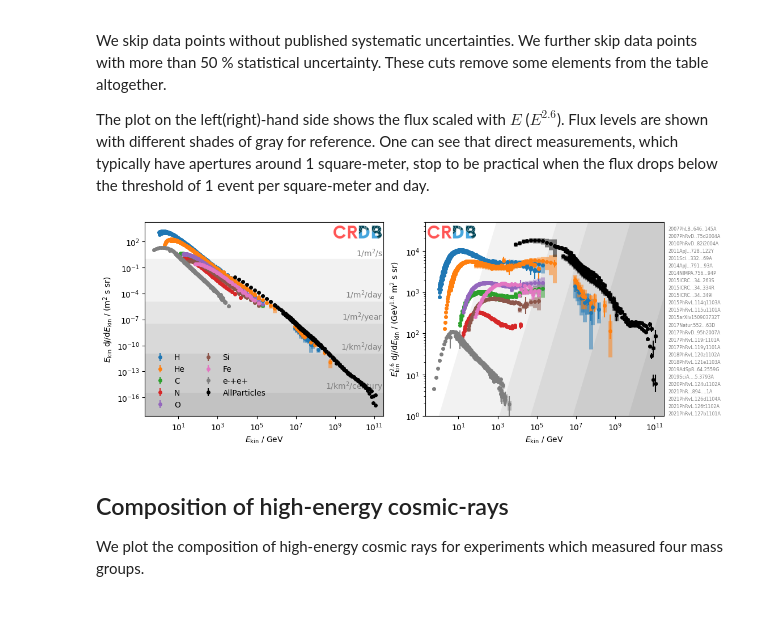
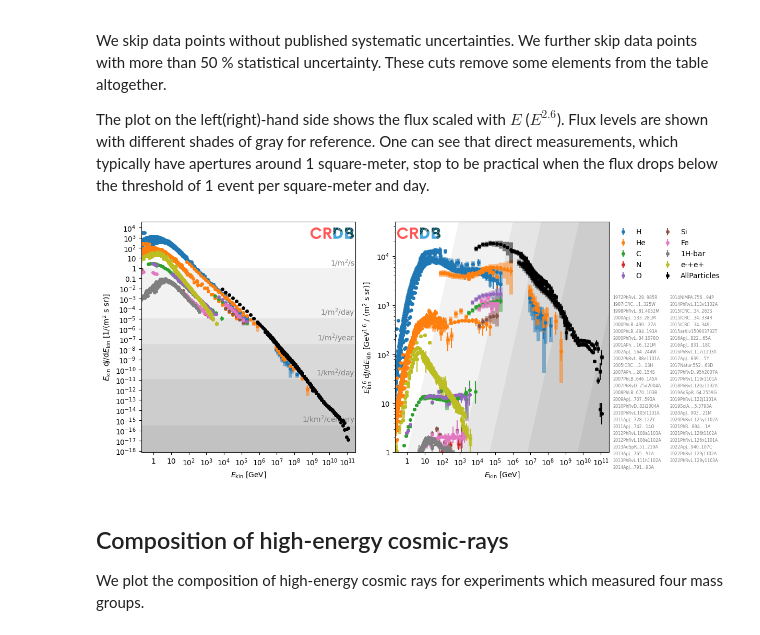
Before and after one commit to crdb-project/tutorial, a Jupyter notebook: gallery.ipynb, the cells around one changed output. Saved outputs shown, nothing was run; the diff lists cells and outputs as text; code cells hidden in the pictures.

```diff
--- a/gallery.ipynb
+++ b/gallery.ipynb
@@ -25,6 +29,14 @@ plt.rcParams["lines.markersize"] = 5
 plt.rcParams["axes.prop_cycle"] = cc
 plt.rcParams["figure.constrained_layout.use"] = True
 
+
+def format_ten_power(val, _):
+    x = np.log10(val)
+    if abs(x) < 2:
+        return f"{val:g}"
+    return f"$10^{{{x:g}}}$"
+
+
 # Jupyter magic command to show matplotlib plots as SVG images;
 # produces crisp plots but notebook rendering may become very slow
 # %config InlineBackend.figure_formats = ['svg']
@@ -316,19 +328,17 @@ We skip data points without published systematic uncertainties. We further skip
 
 The plot on the left(right)-hand side shows the flux scaled with $E$ ($E^{2.6}$). Flux levels are shown with different shades of gray for reference. One can see that direct measurements, which typically have apertures around 1 square-meter, stop to be practical when the flux drops below the threshold of 1 event per square-meter and day.
 # %%
-from crdb.experimental import convert_energy
-
 elements = ("H", "He", "C", "N", "O", "Si", "Fe")
-elements += ("H-bar", "e-+e+", "AllParticles")
+elements += ("1H-bar", "e-+e+", "AllParticles")
 
 tabs = []
-for energy_type in ("R", "ETOT"):
+for energy_type in ("EKN", "ETOT"):
     for elem in elements:
         tab = crdb.query(
-            elem, energy_type=energy_type, energy_convert_level=0, time_series="no"
+            elem,
+            energy_type=energy_type,
+            energy_convert_level=1,
         )
-        if energy_type == "R":
-            tab = convert_energy(tab, target="EK")
         tabs.append(tab)
 tab = np.concatenate(tabs).view(np.recarray)
 
@@ -338,7 +348,7 @@ tab = tab[mask]
 
 exponents = (1, 2.6)
 
-fig, ax = plt.subplots(1, 2, sharex=True, figsize=(10, 4))
+fig, ax = plt.subplots(1, 2, sharex=True, figsize=(12, 5))
 for expo, axi in zip(exponents, ax):
     plt.sca(axi)
     for elem in elements:
@@ -350,11 +360,11 @@ for expo, axi in zip(exponents, ax):
         color = "k" if elem == "AllParticles" else None
         draw_table(t, factor=f, color=color, label=elem, ms=4)
         if expo == 1:
-            plt.ylabel("$E_\\mathrm{kin}$ d$J$/d$E_\\mathrm{kin}$ / (m$^2$ s sr)")
+            plt.ylabel("$E_\\mathrm{kin}$ d$J$/d$E_\\mathrm{kin}$ [1/(m$^2$ s sr)]")
         else:
             plt.ylabel(
-                f"$E_\\mathrm{{kin}}^{{{expo}}}$ d$J$/d$E_\\mathrm{{kin}}$ / "
-                f"(GeV$^{{{expo - 1}}}$ m$^2$ s sr)"
+                f"$E_\\mathrm{{kin}}^{{{expo}}}$ d$J$/d$E_\\mathrm{{kin}}$ "
+                f"[GeV$^{{{expo - 1}}}$ / (m$^2$ s sr)]"
             )
 
 m = 1
@@ -368,40 +378,45 @@ century = 100 * year
 x = np.geomspace(2e-1, 3e11, 1000)
 for exponent, axi in zip(exponents, ax):
     axi.loglog()
-    axi.set_xlabel("$E_\\mathrm{kin}$ / GeV")
+    axi.set_xlabel("$E_\\mathrm{kin}$ [GeV]")
     axi.set_xlim(x[0], x[-1])
     for flux_ref in (
         "1/m^2/s",
         "1/m^2/day",
         "1/m^2/year",
         "1/km^2/day",
         "1/km^2/century",
     ):
         v = eval(flux_ref.replace("^2", "**2"))
         label = flux_ref.replace("^2", "$^2$")
         y = v * x ** (exponent - 1)
         axi.fill_between(x, y, color="k", zorder=0, alpha=0.05, lw=0)
         if axi is ax[0]:
             axi.text(
                 x[-1] * 0.9,
                 y[-1] * 1.1,
                 label,
                 va="bottom",
                 ha="right",
                 color="0.5",
                 zorder=0,
             )
 
-ax[0].legend(frameon=False, ncol=2, loc="lower left")
+ax[1].legend(frameon=False, ncol=2, loc="upper left", bbox_to_anchor=(1, 1))
 ax[1].set_ylim(1, 5e4)
-draw_references(tab, bbox_to_anchor=(1, 1), loc="upper left")
+draw_references(tab, bbox_to_anchor=(1, 0.7), ncol=2, loc="upper left")
 plt.sca(ax[0])
+ax[0].xaxis.set_major_locator(LogLocator(numticks=100))
+ax[0].xaxis.set_major_formatter(format_ten_power)
+ax[0].yaxis.set_major_locator(LogLocator(numticks=100))
+ax[0].yaxis.set_major_formatter(format_ten_power)
+ax[1].yaxis.set_major_formatter(format_ten_power)
 draw_logo(0.78, 1)
 plt.sca(ax[1])
 draw_logo(0, 1)
 plt.savefig("fluxes.svg")
 # %% [output]
-[figure, old version]
+[figure, new version]
 # %% [markdown]
 ## Composition of high-energy cosmic-rays
 
```
Also changed, not shown: parts of 15 cells of this notebook, 14 other files.
